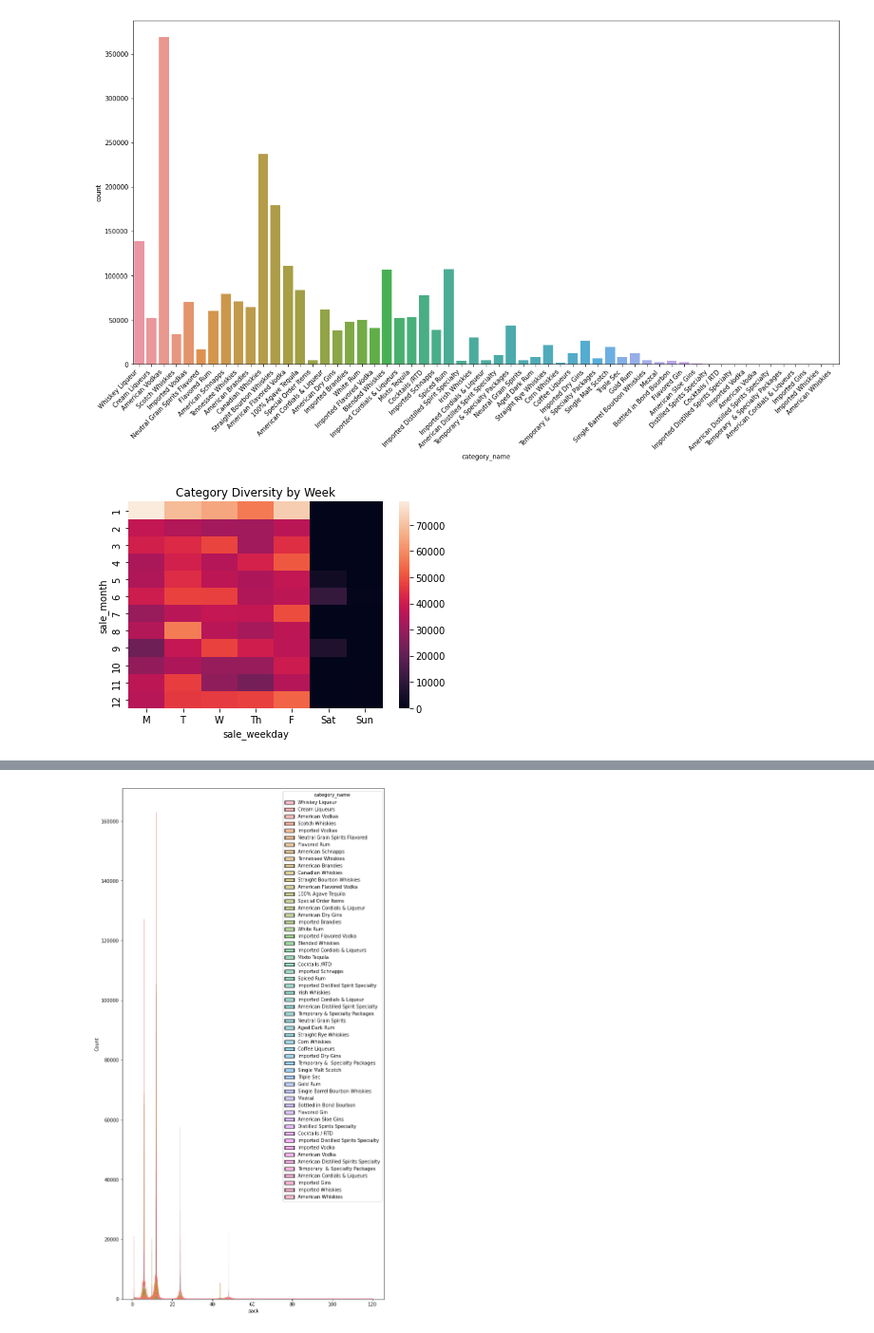
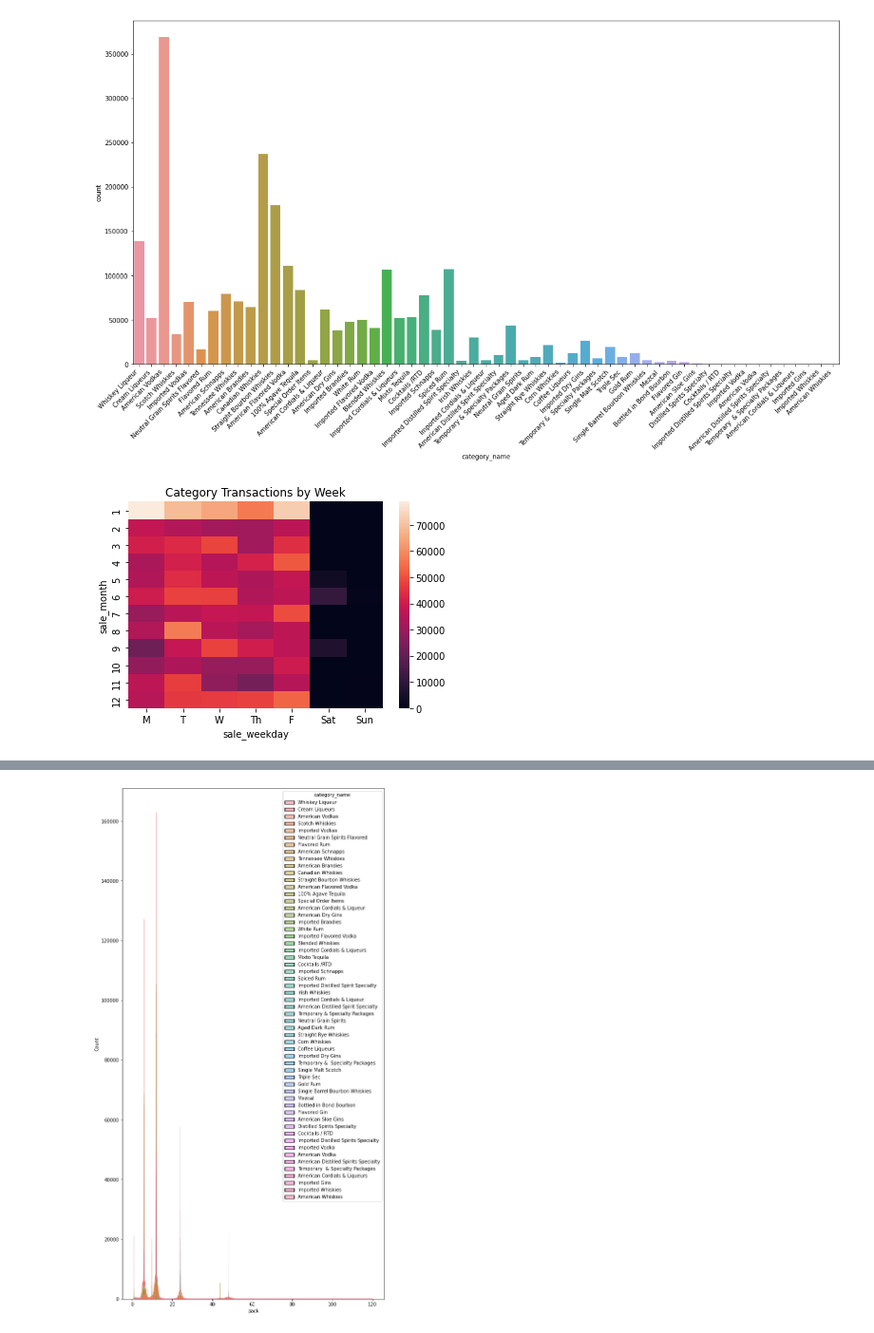
Before and after one commit to br36b/Machine-Learning-Final-Project--Rojas-Bryan, a Jupyter notebook: main.ipynb, the cells around one changed output, grey strips where cells are left out. Shown at 95% size. Cells and saved outputs as stored; diff of their text form; code cells hidden in the pictures.

Commit message:
Corrected graph/typo

```diff
--- a/main.ipynb
+++ b/main.ipynb
@@ -100,19 +100,22 @@ df2["sale_year"] = df2["date"].apply(lambda x: x.year)
 df2["sale_month"] = df2["date"].apply(lambda x: x.month)
 df2["sale_weekday"] = df2["date"].apply(lambda x: x.weekday())
 # %%
-plt.title("Category Diversity by Week")
+plt.title("Category Transactions by Week")
 
-sns.heatmap(
+heatmap = sns.heatmap(
     df2.pivot_table(
         index="sale_month",
         columns="sale_weekday",
         values="category",
         aggfunc="size",
+        # aggfunc=lambda x: x.nunique(),
         fill_value=0
     )
-).set_xticklabels(["M", "T", "W", "Th", "F", "Sat", "Sun"])
+)
+heatmap.set_xticklabels(["M", "T", "W", "Th", "F", "Sat", "Sun"])
+heatmap.figure.savefig("category_heatmap.png")
 
 
 plt.show()
 # %% [output]
-[figure, old version]
+[figure, new version]
```
Also changed, not shown: parts of 1 cell of this notebook, 1 other file.
